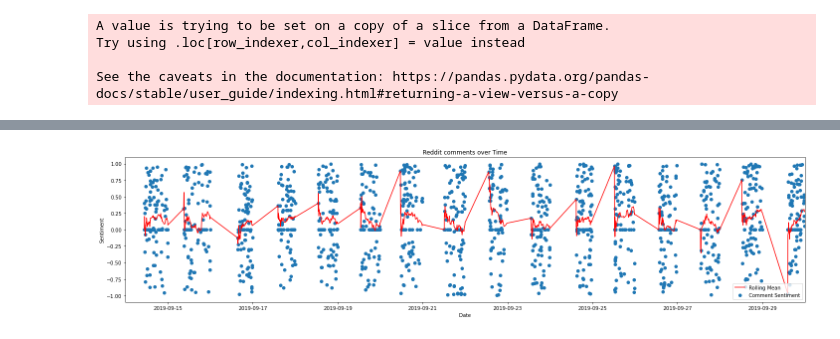
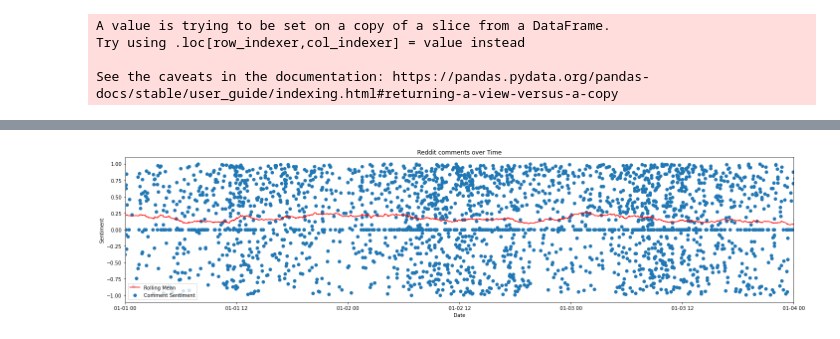
Before and after one commit to cryptobootcamp/crypto, a Jupyter notebook: redditScraper.ipynb, the cells around one changed output, grey strips where cells are left out. Cells and saved outputs as stored; diff of their text form; code cells hidden in the pictures.

```diff
--- a/redditScraper.ipynb
+++ b/redditScraper.ipynb
@@ -49,5 +23,0 @@ print(len(submissions))
-# %%
-# Add query2 results
-for element in query2:
-    submissions.append(element.d_)
-print(len(submissions))
@@ -56,5 +23,0 @@ print(len(submissions))
-# %%
-# Add query3 results
-for element in query3:
-    submissions.append(element.d_)
-print(len(submissions))
@@ -106,14 +24,19 @@ df.groupby(by=df.datetime.dt.date).count().plot(y='id', rot=45, label='# of subm
 # %%
-# Getting date ranges per day
+from datetime import timezone
+
+# Getting date ranges per day and converting to UTC timestamp
 import datetime
-start_date = datetime.date(2020, 1, 1)
-end_date = datetime.date(2020, 1, 4)
+start_date = datetime.datetime(2020, 1, 1)
+end_date = datetime.datetime(2020, 1, 4)
 delta = datetime.timedelta(days=1)
 
 stopper = start_date
 
 while start_date <= end_date:
     stopper += delta
-    print(start_date, "to", stopper)
+
+    start = int(start_date.replace(tzinfo=timezone.utc).timestamp())
+    end = int(stopper.replace(tzinfo=timezone.utc).timestamp())
+    print(start, "to", end)
     start_date += delta
 # %% [output]
@@ -124,16 +46,0 @@ while start_date <= end_date:
-# %%
-# Getting date ranges per day and converting to timestamp
-import datetime
-start_date = datetime.datetime(2020, 1, 1)
-end_date = datetime.datetime(2020, 1, 4)
-delta = datetime.timedelta(days=1)
-
-stopper = start_date
-
-while start_date <= end_date:
-    stopper += delta
-
-    start = int(start_date.timestamp())
-    end = int(stopper.timestamp())
-    print(start, "to", end)
-    start_date += delta
@@ -392,13 +236,13 @@ plt.show()
 # %%
 # View small sample of sentiment
 fig = plt.figure(figsize=(20,5))
 ax = fig.add_subplot(111)
 ax.scatter(df['datetime'],df['compound'], label='Comment Sentiment')
 ax.plot(df['datetime'],df['rolling'], color ='r', label='Rolling Mean')
-ax.set_xlim([dt.date(2019,9,14),dt.date(2019,9,30)])
+ax.set_xlim([datetime.date(2020,1,1),datetime.date(2020,1,4)])
 ax.set(title='Reddit comments over Time', xlabel='Date', ylabel='Sentiment')
 ax.legend(loc='best')
 fig.tight_layout()
 plt.show()
 # %% [output]
-[figure, old version]
+[figure, new version]
```
Also changed, not shown: parts of 25 cells of this notebook.
